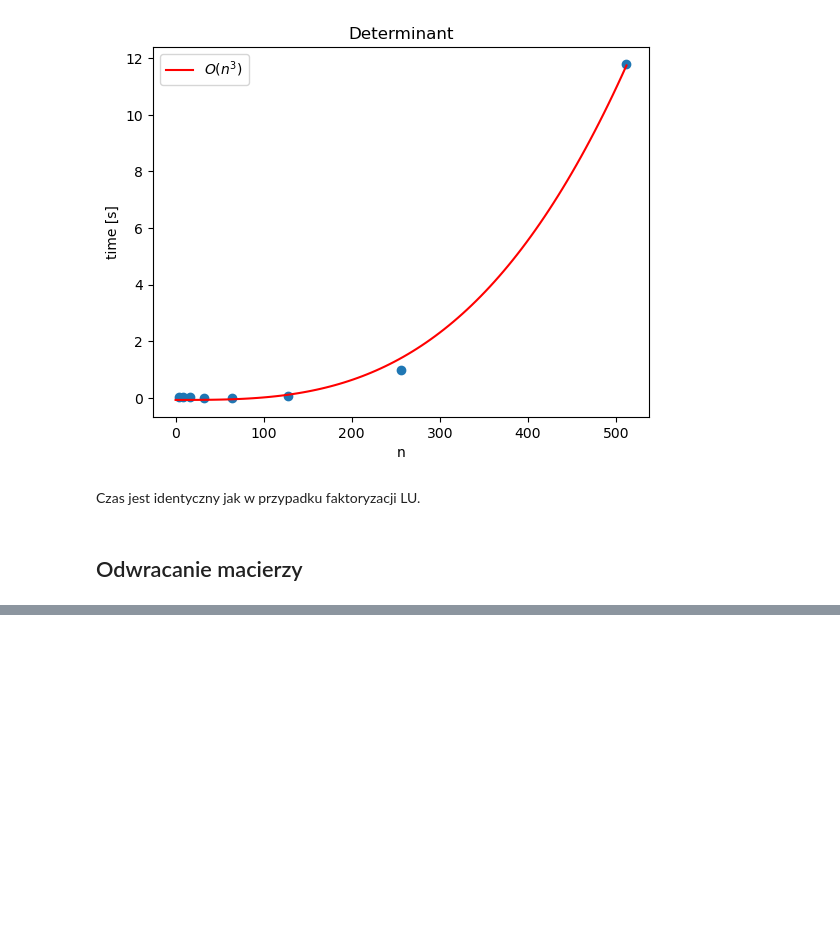
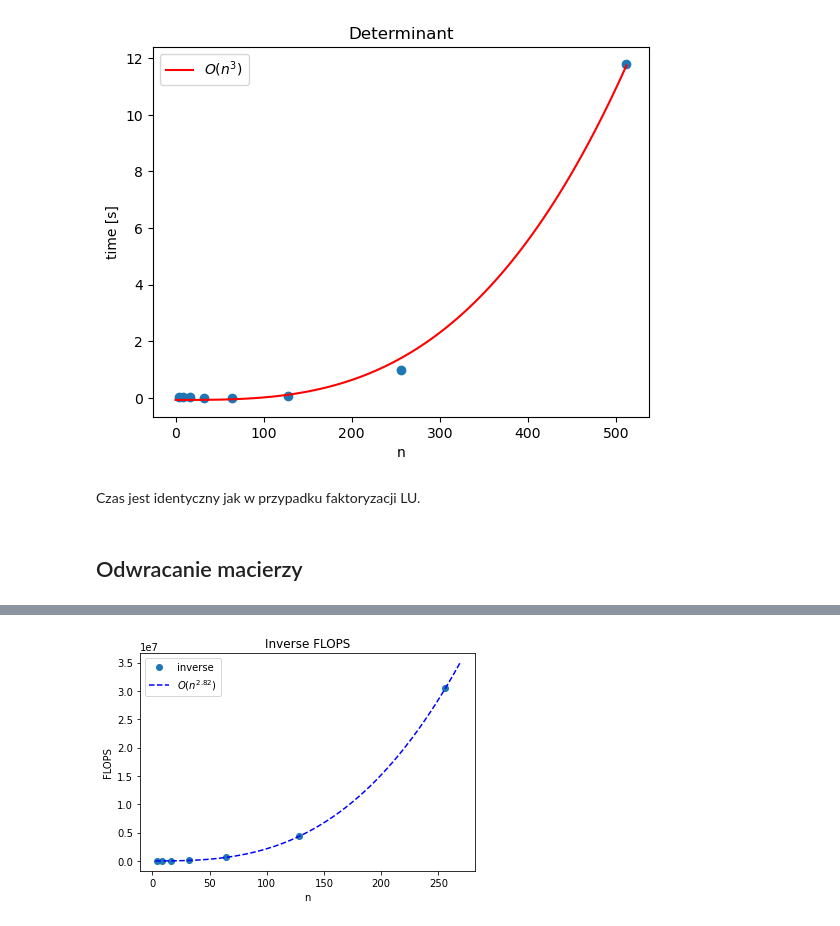
Before and after one commit to weed478/algomat, a Jupyter notebook: zad2/report.ipynb, the cells around one changed output, grey strips where cells are left out. Saved outputs shown, nothing was run; the diff lists cells and outputs as text; code cells hidden in the pictures; blank space fills up the shorter version.

Commit message:
add recu inverse

```diff
--- a/zad2/report.ipynb
+++ b/zad2/report.ipynb
@@ -84,0 +118,25 @@ Czas jest identyczny jak w przypadku faktoryzacji LU.
+# %%
+import pandas as pd
+import matplotlib.pyplot as plt
+import numpy as np
+
+df_inverse = pd.read_csv('inverse.csv')
+# %%
+plt.plot(df_inverse['n'], df_inverse['flops_invert'], 'o', label='inverse')
+
+def f(x, a, b):
+    return a * x**b
+
+x = df_inverse['n'].astype(np.float64)
+y = df_inverse['flops_invert'].astype(np.float64)
+popt, pcov = scipy.optimize.curve_fit(f, x, y)
+x = np.linspace(*plt.xlim(), 100)
+plt.plot(x, f(x, *popt), 'b--', label=f'$O(n^{{{popt[1]:.2f}}})$')
+
+plt.legend()
+plt.title('Inverse FLOPS')
+plt.xlabel('n')
+plt.ylabel('FLOPS')
+plt.show()
+# %% [output]
+[figure, added]
```
Also changed, not shown: parts of 5 cells of this notebook, 1 other file.
